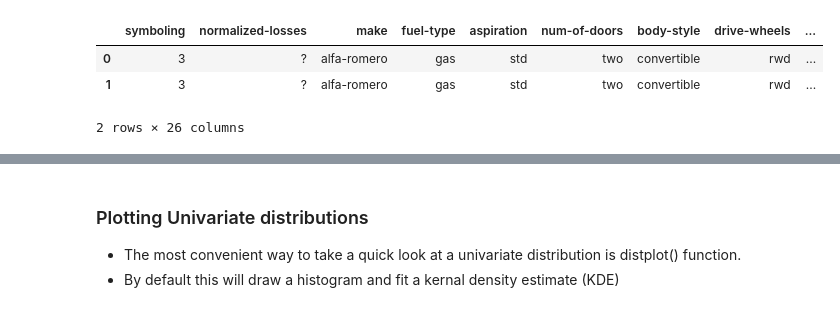
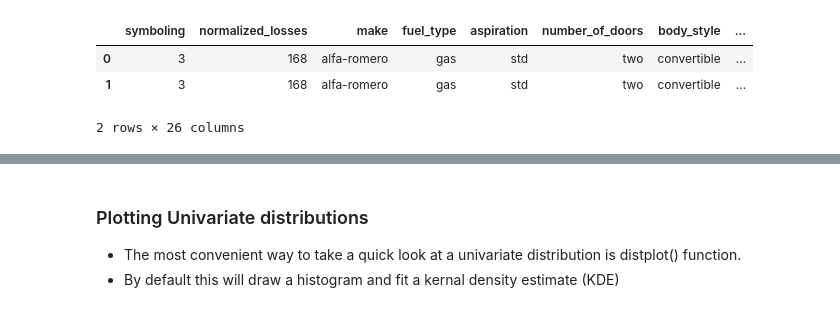
Before and after one commit to Iamsbharti/ML-AI, a Jupyter notebook: visualization/visulaization_p.ipynb, the cells around one changed output, grey strips where cells are left out. Cells and saved outputs as stored; diff of their text form; code cells hidden in the pictures.

```diff
--- a/visualization/visulaization_p.ipynb
+++ b/visualization/visulaization_p.ipynb
@@ -11,10 +11,10 @@ sns.set(color_codes=True)
 %matplotlib inline
 # %%
 # read data from csv
-auto = pd.read_csv('Automobile_data.csv')
+auto = pd.read_csv('Automobile.csv')
 auto.head(2)
 # %% [output]
-|  | symboling | normalized-losses | make | fuel-type | aspiration | num-of-doors | body-style | drive-wheels | ... |
-| 0 | 3 | ? | alfa-romero | gas | std | two | convertible | rwd | ... |
-| 1 | 3 | ? | alfa-romero | gas | std | two | convertible | rwd | ... |
+|  | symboling | normalized_losses | make | fuel_type | aspiration | number_of_doors | body_style | ... |
+| 0 | 3 | 168 | alfa-romero | gas | std | two | convertible | ... |
+| 1 | 3 | 168 | alfa-romero | gas | std | two | convertible | ... |
 2 rows × 26 columns
```
Also changed, not shown: parts of 10 cells of this notebook, 1 other file.
